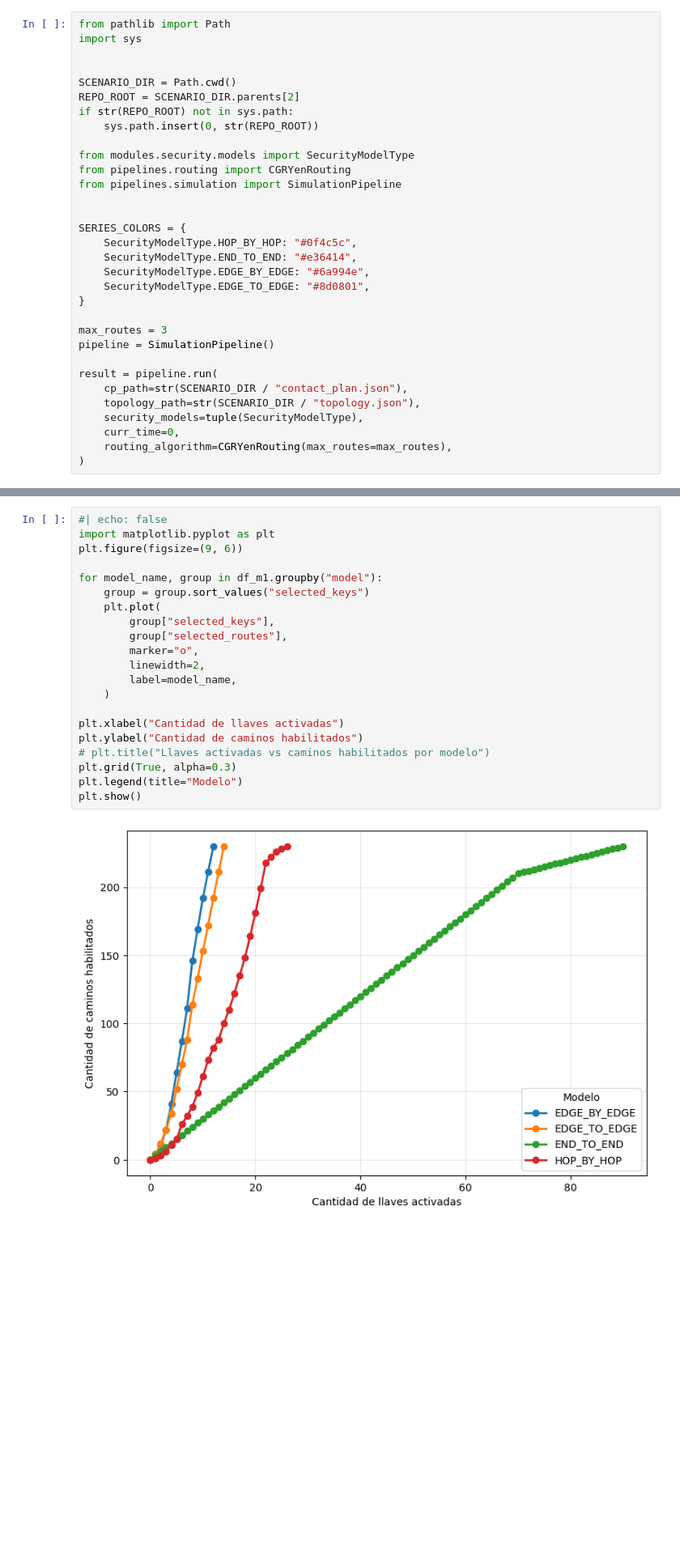
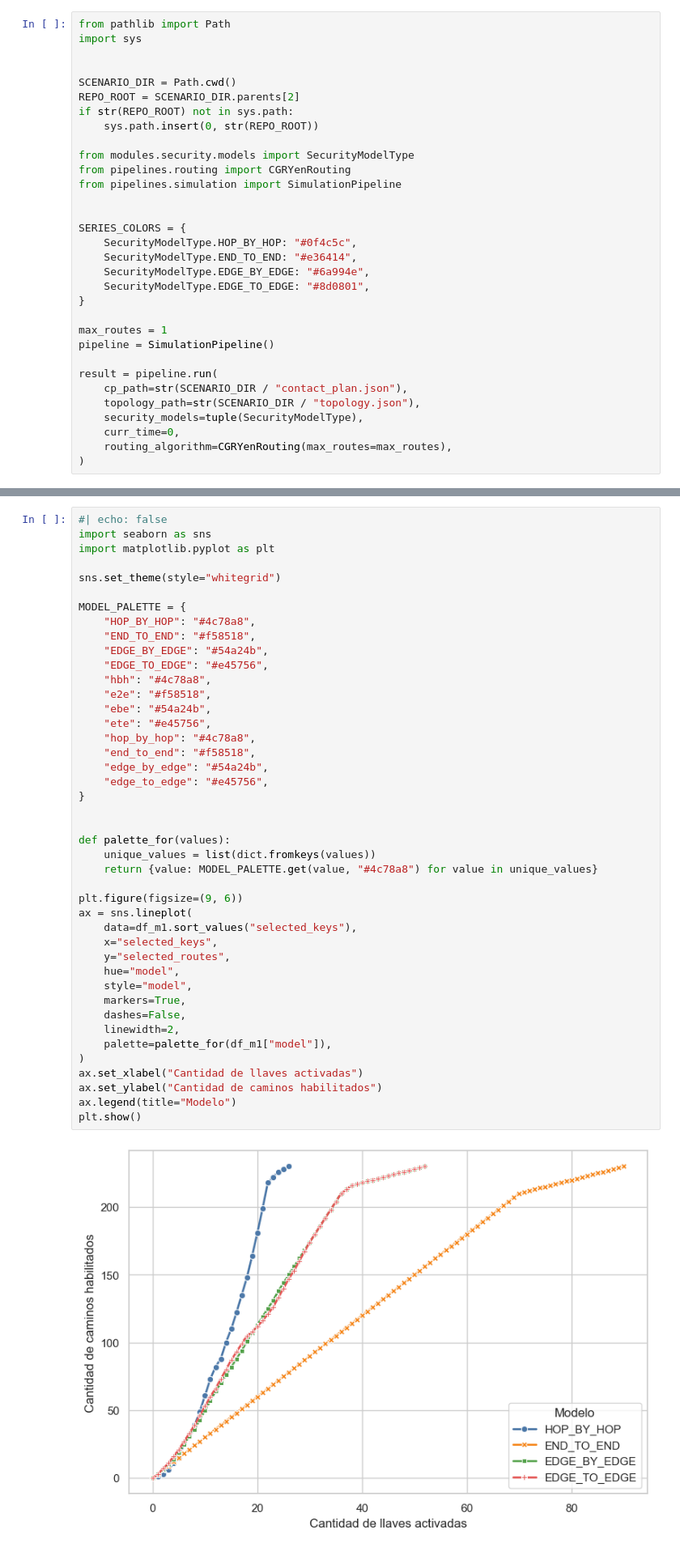
Before and after one commit to ramirofd/dtn-bpsec-pipeline, a Jupyter notebook: scenarios/examples/two_planes_polar/Modelo2-minKeys.ipynb, the cells around one changed output, grey strips where cells are left out. Shown at 81% size. Saved outputs shown, nothing was run; the diff lists cells and outputs as text; blank space fills up the shorter version.

```diff
--- a/scenarios/examples/two_planes_polar/Modelo2-minKeys.ipynb
+++ b/scenarios/examples/two_planes_polar/Modelo2-minKeys.ipynb
@@ -29,7 +29,7 @@ SERIES_COLORS = {
     SecurityModelType.EDGE_TO_EDGE: "#8d0801",
 }
 
-max_routes = 3
+max_routes = 1
 pipeline = SimulationPipeline()
 
 result = pipeline.run(
@@ -78,27 +78,49 @@ for sec_model in SERIES_COLORS.keys():
     df_m1 = pd.concat([df_m1,solve_for_security_model(result, sec_model)])
 # %%
 #| echo: false
+import seaborn as sns
 import matplotlib.pyplot as plt
+
+sns.set_theme(style="whitegrid")
+
+MODEL_PALETTE = {
+    "HOP_BY_HOP": "#4c78a8",
+    "END_TO_END": "#f58518",
+    "EDGE_BY_EDGE": "#54a24b",
+    "EDGE_TO_EDGE": "#e45756",
+    "hbh": "#4c78a8",
+    "e2e": "#f58518",
+    "ebe": "#54a24b",
+    "ete": "#e45756",
+    "hop_by_hop": "#4c78a8",
+    "end_to_end": "#f58518",
+    "edge_by_edge": "#54a24b",
+    "edge_to_edge": "#e45756",
+}
+
+
+def palette_for(values):
+    unique_values = list(dict.fromkeys(values))
+    return {value: MODEL_PALETTE.get(value, "#4c78a8") for value in unique_values}
+
 plt.figure(figsize=(9, 6))
-
-for model_name, group in df_m1.groupby("model"):
-    group = group.sort_values("selected_keys")
-    plt.plot(
-        group["selected_keys"],
-        group["selected_routes"],
-        marker="o",
-        linewidth=2,
-        label=model_name,
-    )
-
-plt.xlabel("Cantidad de llaves activadas")
-plt.ylabel("Cantidad de caminos habilitados")
-# plt.title("Llaves activadas vs caminos habilitados por modelo")
-plt.grid(True, alpha=0.3)
-plt.legend(title="Modelo")
+ax = sns.lineplot(
+    data=df_m1.sort_values("selected_keys"),
+    x="selected_keys",
+    y="selected_routes",
+    hue="model",
+    style="model",
+    markers=True,
+    dashes=False,
+    linewidth=2,
+    palette=palette_for(df_m1["model"]),
+)
+ax.set_xlabel("Cantidad de llaves activadas")
+ax.set_ylabel("Cantidad de caminos habilitados")
+ax.legend(title="Modelo")
 plt.show()
 # %% [output]
-[figure, old version]
+[figure, new version]
 # %% [markdown]
 ## Minimizar llaves para un porcentaje de conectividad entre pares
 
```
Also changed, not shown: parts of 2 cells of this notebook, 30 other files.
